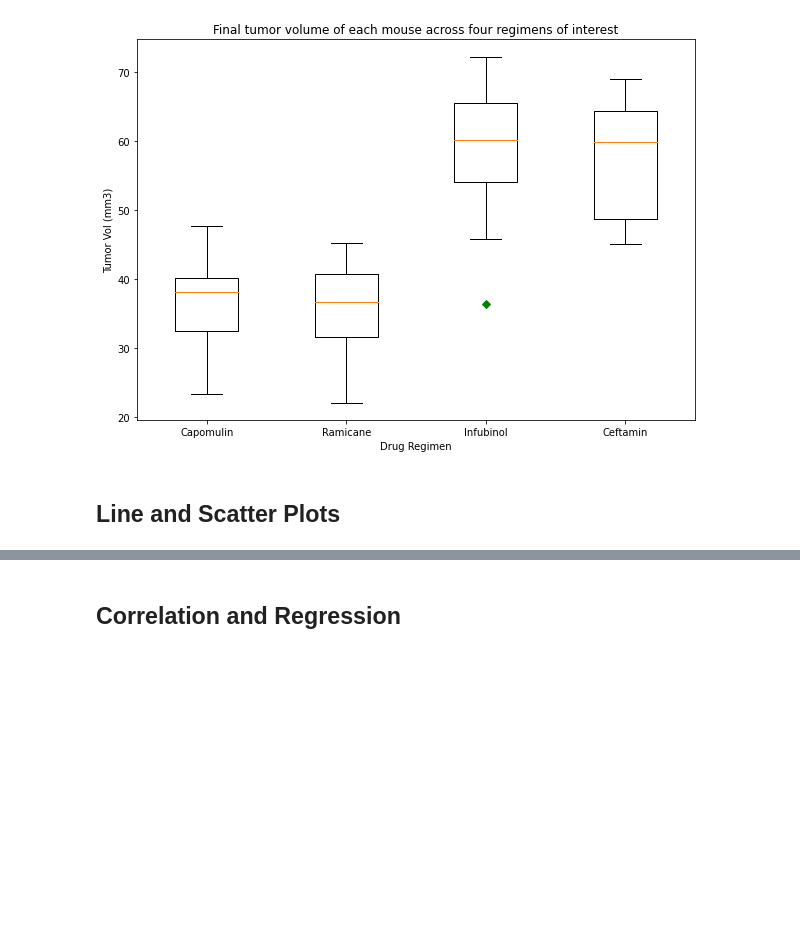
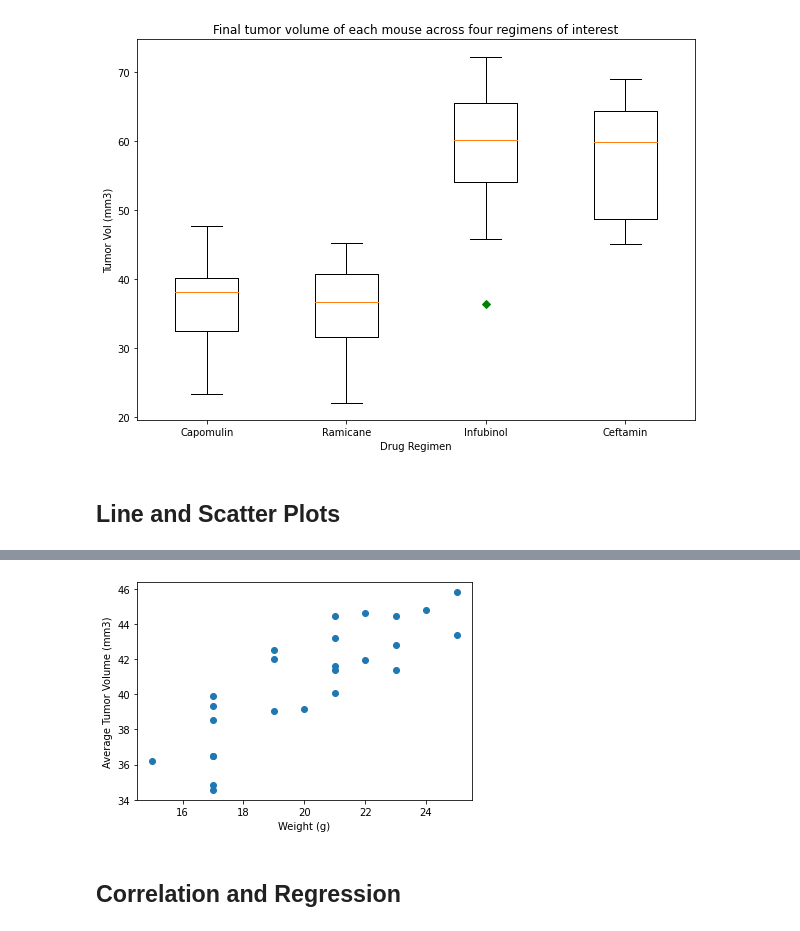
Before and after one commit to elliedragomir/Matplotlib-Homework, a Jupyter notebook: Pymaceuticals/pymaceuticals_starter.ipynb, the cells around one changed output, grey strips where cells are left out. Saved outputs shown, nothing was run; the diff lists cells and outputs as text; code cells hidden in the pictures; blank space fills up the shorter version.

```diff
--- a/Pymaceuticals/pymaceuticals_starter.ipynb
+++ b/Pymaceuticals/pymaceuticals_starter.ipynb
@@ -345,4 +357,12 @@ plt.show()
 # %%
 # Generate a scatter plot of average tumor volume vs. mouse weight for the Capomulin regimen
+capomulin_treatment = clean_df.loc[clean_df['Drug Regimen'] == "Capomulin"]
+capomulin_mean= capomulin_treatment.groupby(['Mouse ID']).mean()
+plt.scatter(capomulin_mean['Weight (g)'],capomulin_mean['Tumor Volume (mm3)'])
+plt.xlabel('Weight (g)')
+plt.ylabel('Average Tumor Volume (mm3)')
+plt.show()
+# %% [output]
+[figure, added]
 # %% [markdown]
 ## Correlation and Regression
```
Also changed, not shown: parts of 5 cells of this notebook.
